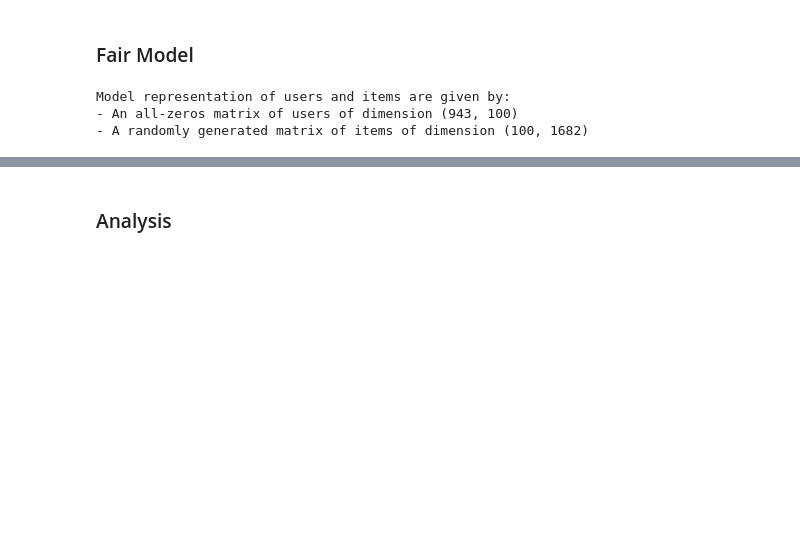
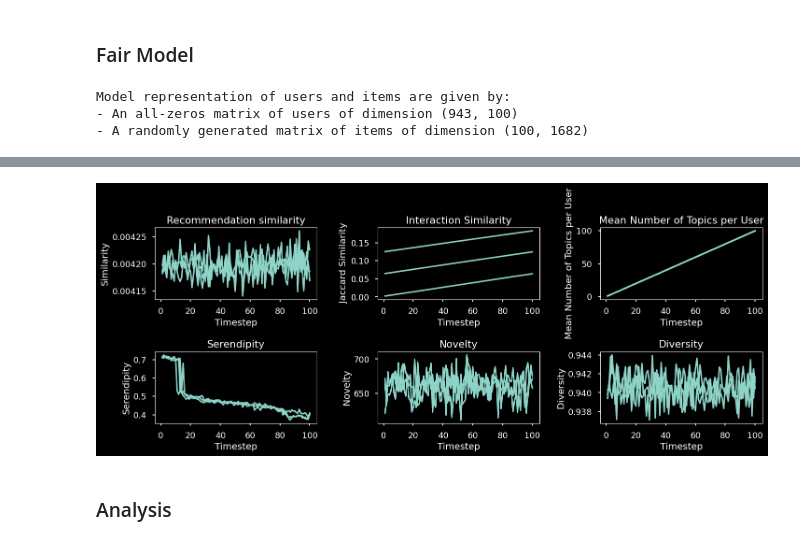
Before and after one commit to jannikjw/fair-recommender-systems, a Jupyter notebook: trecs_exp.ipynb, the cells around one changed output, grey strips where cells are left out. Saved outputs shown, nothing was run; the diff lists cells and outputs as text; code cells hidden in the pictures; blank space fills up the shorter version.

```diff
--- a/trecs_exp.ipynb
+++ b/trecs_exp.ipynb
@@ -297,0 +327,39 @@ timesteps 33
+# %%
+def plot_measurements(df):
+
+    fig, ax = plt.subplots(2, 3, figsize=(15, 6))
+    fig.tight_layout(pad=5.0)
+    plt.style.use('seaborn-talk')
+
+    # plot rec_similarity with timesteps on x axis
+    ts = df['timesteps']
+    models = df['model']
+    ax[0,0].plot(ts, df['rec_similarity'], label=models)
+    ax[0,1].plot(ts, df['interaction_similarity'], label=models)
+    ax[0,2].plot(ts, df['mean_num_topics'], label=models)
+    ax[1,0].plot(ts, df['serendipity_metric'], label=models)
+    ax[1,1].plot(ts, df['novelty_metric'], label=models)
+    ax[1,2].plot(ts, df['diversity_metric'], label=models)
+
+
+    for a in ax:
+        for b in a:
+            b.set_xlabel('Timestep')
+
+    ax[0, 0].set_title('Recommendation similarity')
+    ax[0, 0].set_ylabel('Similarity')
+
+    ax[0, 1].set_title('Interaction Similarity')
+    ax[0, 1].set_ylabel('Jaccard Similarity')
+
+    ax[0, 2].set_title('Mean Number of Topics per User')
+    ax[0, 2].set_ylabel('Mean Number of Topics per User')
+
+    ax[1, 0].set_title('Serendipity')
+    ax[1, 0].set_ylabel('Serendipity')
+
+    ax[1, 1].set_title('Novelty')
+    ax[1, 1].set_ylabel('Novelty')
+
+    ax[1, 2].set_title('Diversity')
+    ax[1, 2].set_ylabel('Diversity')
@@ -298,3 +388,7 @@ timesteps 33
+# %%
+plot_measurements(df)
+# %% [output]
+[figure, added]
 # %% [markdown]
 ### Analysis
 # %%
```
Also changed, not shown: parts of 6 cells of this notebook.
